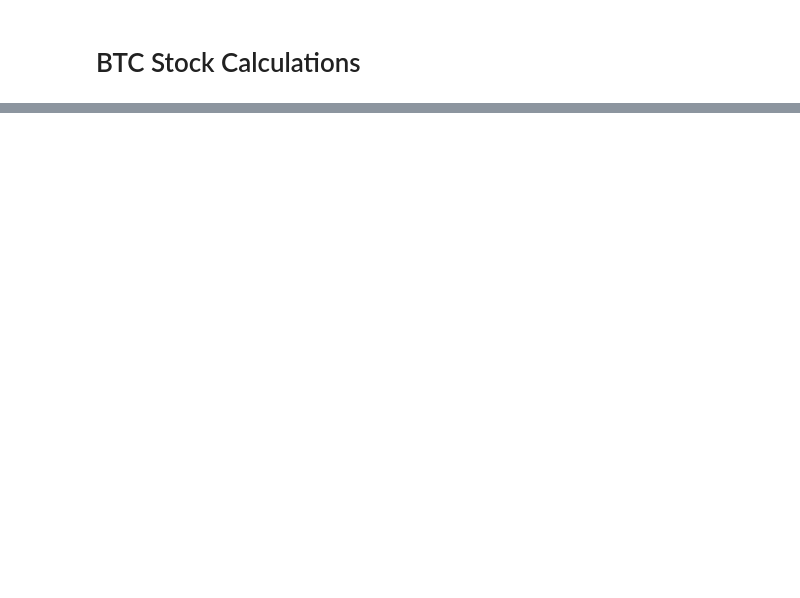
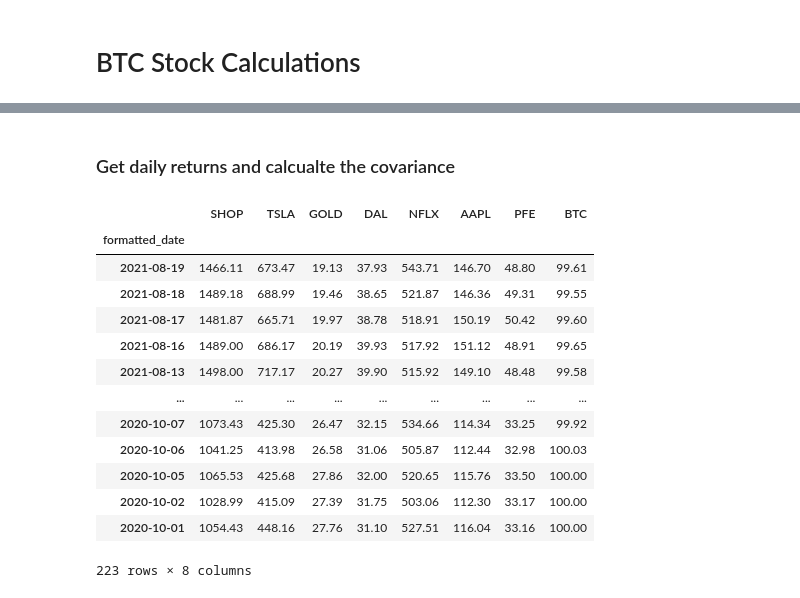
Before and after one commit to itspria/Stock-Portfolio-Optimization, a Jupyter notebook: Code/Stock_Calculations.ipynb, the cells around one changed output, grey strips where cells are left out. Cells and saved outputs as stored; diff of their text form; code cells hidden in the pictures; blank space fills up the shorter version.

```diff
--- a/Code/Stock_Calculations.ipynb
+++ b/Code/Stock_Calculations.ipynb
@@ -397,0 +435,2 @@ print(BTC_summ_stats)
+# %% [markdown]
+### Get daily returns and calcualte the covariance
@@ -397,0 +479,19 @@ print(BTC_summ_stats)
+# %%
+#merge assest into a single dataframe
+assets_all = pd.concat([SHOP_data_df, TSLA_data_df,GOLD_data_df , DAL_data_df, NFLX_data_df, AAPL_data_df,PFE_data_df,BTC_data_df],axis=1, join="inner")
+assets_all
+# %% [output]
+|  | SHOP | TSLA | GOLD | DAL | NFLX | AAPL | PFE | BTC |
+| formatted_date |  |  |  |  |  |  |  |  |
+| 2021-08-19 | 1466.11 | 673.47 | 19.13 | 37.93 | 543.71 | 146.70 | 48.80 | 99.61 |
+| 2021-08-18 | 1489.18 | 688.99 | 19.46 | 38.65 | 521.87 | 146.36 | 49.31 | 99.55 |
+| 2021-08-17 | 1481.87 | 665.71 | 19.97 | 38.78 | 518.91 | 150.19 | 50.42 | 99.60 |
+| 2021-08-16 | 1489.00 | 686.17 | 20.19 | 39.93 | 517.92 | 151.12 | 48.91 | 99.65 |
+| 2021-08-13 | 1498.00 | 717.17 | 20.27 | 39.90 | 515.92 | 149.10 | 48.48 | 99.58 |
+| ... | ... | ... | ... | ... | ... | ... | ... | ... |
+| 2020-10-07 | 1073.43 | 425.30 | 26.47 | 32.15 | 534.66 | 114.34 | 33.25 | 99.92 |
+| 2020-10-06 | 1041.25 | 413.98 | 26.58 | 31.06 | 505.87 | 112.44 | 32.98 | 100.03 |
+| 2020-10-05 | 1065.53 | 425.68 | 27.86 | 32.00 | 520.65 | 115.76 | 33.50 | 100.00 |
+| 2020-10-02 | 1028.99 | 415.09 | 27.39 | 31.75 | 503.06 | 112.30 | 33.17 | 100.00 |
+| 2020-10-01 | 1054.43 | 448.16 | 27.76 | 31.10 | 527.51 | 116.04 | 33.16 | 100.00 |
+223 rows × 8 columns
```
Also changed, not shown: parts of 24 cells of this notebook, 3 other files.
